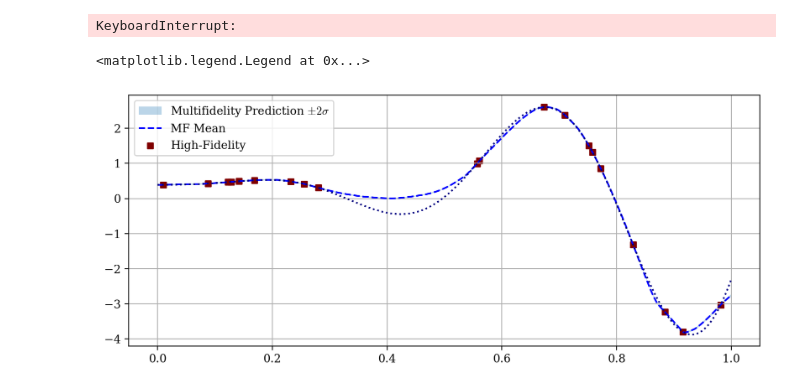
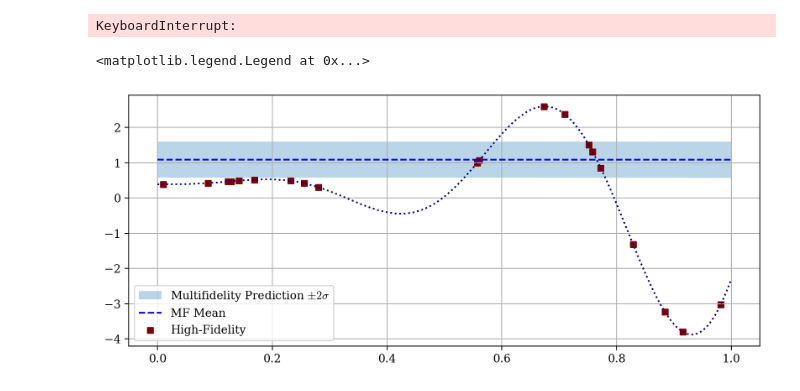
Before and after one commit to atticusdrex/MAGPI, a Jupyter notebook: SamplingOptimization/BayesianDNNs.ipynb, the cells around one changed output. Cells and saved outputs as stored; diff of their text form; code cells hidden in the pictures.

```diff
--- a/SamplingOptimization/BayesianDNNs.ipynb
+++ b/SamplingOptimization/BayesianDNNs.ipynb
@@ -68,7 +68,7 @@ plt.legend()
 [figure]
 # %%
 # Setup parameters of the neural net
-n_layers, hidden_dim, transformed_dim = 3, 150, 150+1
+n_layers, hidden_dim, transformed_dim = 3, 5, 5+1
 eps = 1e-10
 
 def polynomial_features(X, degree):
@@ -160,6 +160,23 @@ def kl_gaussian_diag(mu_q, mu_p, L_q, L_p):
 
     return 0.5 * (trace_term + mahalanobis - k + logdet_ratio)
 
+def kl_gaussian_semi_diag(mu_q, mu_p, L_q, L_p_diag):
+    k = mu_q.shape[0]
+    # ---- log(det Σ) = 2 * sum(log diag(L)) ----
+    logdet_q = 2.0 * jnp.sum(jnp.log(jnp.diag(L_q)))
+    logdet_p = 2.0 * jnp.sum(jnp.log(L_p_diag))
+    logdet_ratio = logdet_p - logdet_q
+
+    # ---- trace(Σ_p^{-1} Σ_q) ----
+    L_p_inv = jnp.diag(L_p_diag**(-2))
+    trace_term = jnp.sum(L_p_inv @ L_q @ L_q.T)
+
+    # ---- Mahalanobis distance (μ_p - μ_q)^T Σ_p^{-1} (μ_p - μ_q) ----
+    diff = mu_p - mu_q
+    mahalanobis = jnp.inner(diff, L_p_inv @ diff)
+
+    return 0.5 * (trace_term + mahalanobis - k + logdet_ratio)
+
 
 def pos_diagonal(M):
     diag = jnp.diag(M)
@@ -168,7 +185,7 @@ def pos_diagonal(M):
 
 def likelihood(key, Phi, Y, q_mu, q_L, unravel_fn, noise_var):
     # Sampling from the variational distribution
-    sampled_params = q_mu + q_L * random.normal(key, shape=(q_mu.shape[0]))
+    sampled_params = q_mu + q_L @ random.normal(key, shape=(q_mu.shape[0]))
     # Re-raveling the neural network parameters
     nn_params = unravel_fn(sampled_params)
     # Computing the misfit between model prediction and data
@@ -181,7 +198,7 @@ def likelihood(key, Phi, Y, q_mu, q_L, unravel_fn, noise_var):
 def neg_elbo(p, Phi, Y, N_mc, unravel_fn, seed=42):
     # Ensuring positive definiteness of Cholesky factors
     p_L = softplus(p['p_L']) + eps
-    q_L = pos_diagonal(p['q_L'])
+    q_L = pos_diagonal(jnp.outer(p['q_L_col'], p['q_L_col'])+ jnp.diag(p['q_L_diag']))
     # p_L = pos_diagonal(p['p_L'])
     # q_L = pos_diagonal(p['q_L'])
 
@@ -196,7 +213,7 @@ def neg_elbo(p, Phi, Y, N_mc, unravel_fn, seed=42):
     )(keys))
 
     # Computing KL divergence term
-    kl_term = kl_gaussian(p['q_mu'], p['p_mu'], q_L, jnp.diag(p_L))
+    kl_term = kl_gaussian_semi_diag(p['q_mu'], p['p_mu'], q_L, p_L)
 
     return -(likelihood_term - kl_term)
 
@@ -220,11 +237,11 @@ p = {
 # Flattening the parameters into a single vector
 params, unravel_fn = flatten_util.ravel_pytree(p['nn'])
 # Generating variational and prior distributions from flattened parameters
-scalar = 1.0e0
 p['q_mu'] = 1e-1*np.random.randn(params.shape[0])
-p['q_L'] = inv_softplus(1e-5*jnp.ones(params.shape[0]))
+p['q_L_diag'] = inv_softplus(1e-1*jnp.ones(params.shape[0]))
+p['q_L_col'] = jnp.zeros(params.shape[0])*1e-1
 p['p_mu'] = jnp.zeros(params.shape[0])
-p['p_L'] = jnp.diag(inv_softplus(1e0* jnp.ones(params.shape[0])))
+p['p_L'] = inv_softplus(1e0* jnp.ones(params.shape[0]))
 
 N_mc = 10
 grad_func = value_and_grad(jax.jit(lambda p: neg_elbo(p, Phi_train, Ytrain, N_mc, unravel_fn, seed=42)))
@@ -238,7 +255,7 @@ ValueError: The arguments to solve must have shapes a=[..., m, m] and b=[..., m,
 p = deepcopy(dict(best_p))
 v = jax.tree.map(jnp.zeros_like, p)
 
-epochs, beta = int(5e5), 0.995
+epochs, beta = int(5e5), 0.999
 lr = 1e-11
 iterator = tqdm(range(epochs))
 
@@ -248,11 +265,12 @@ for iter in iterator:
     # Updating the parameters
     v = jax.tree.map(lambda v, g: beta * v - lr * g, v,grad)
     # p['p_L'] = jnp.tril(p['p_L'] + v['p_L'])
+
+    p['q_mu'] += v['q_mu']
+    p['q_L_diag'] += v['q_L_diag']
+    p['q_L_col'] += v['q_L_col']
     p['p_L'] += v['p_L']
     p['p_mu'] += v['p_mu']
-    p['q_mu'] += v['q_mu']
-    p['q_L'] += v['q_L']
-    # p['q_L'] = jnp.tril(p['p_L'] + v['q_L'])
     # p['noise_var'] += v['noise_var']
 
     if loss < best_loss:
@@ -273,32 +291,32 @@ def single_prediction(key, Phi, q_mu, q_L):
 N_mc_test = 100
 key = random.PRNGKey(seed=42)
 keys = random.split(key, N_mc_test)
 
 preds = jax.vmap(
     lambda key: single_prediction(
         key,
         input_preprocess.transform(ztest.reshape(-1,1)),
         best_p['q_mu'],
-        jnp.diag(softplus(best_p['q_L']) + eps)
+        pos_diagonal(jnp.outer(p['q_L_col'], p['q_L_col'])+ jnp.diag(p['q_L_diag']))
     )
 )(keys)
 
 pred_mean = preds.mean(axis=0)
 preds_conf = 2*jnp.sqrt(preds.std(axis=0))
 
 nn_params = unravel_fn(best_p['q_mu'])
 
 yhat = nn_eval(input_preprocess.transform(ztest.reshape(-1,1)), nn_params)
 
 # Plotting the data
 plt.figure(figsize=(10,4), dpi = 200)
 plt.fill_between(ztest, pred_mean - preds_conf, pred_mean + preds_conf, alpha = 0.3, label = "Multifidelity Prediction $\pm 2 \sigma$")
 plt.plot(ztest, pred_mean, color = 'blue', linestyle = 'dashed', label = "MF Mean")
 plt.scatter(ztrain.ravel(), Ytrain.ravel(), s = 25.0, c = 'maroon', label = "High-Fidelity", marker = 's')
 plt.plot(ztest.ravel(), Ytest, linestyle = 'dotted', color = 'navy')
 plt.grid()
 plt.legend()
 # plt.ylim(-10,10)
 # %% [output]
 <matplotlib.legend.Legend at 0x...>
-[figure, old version]
+[figure, new version]
```
Also changed, not shown: parts of 1 cell of this notebook, 1 other file.
